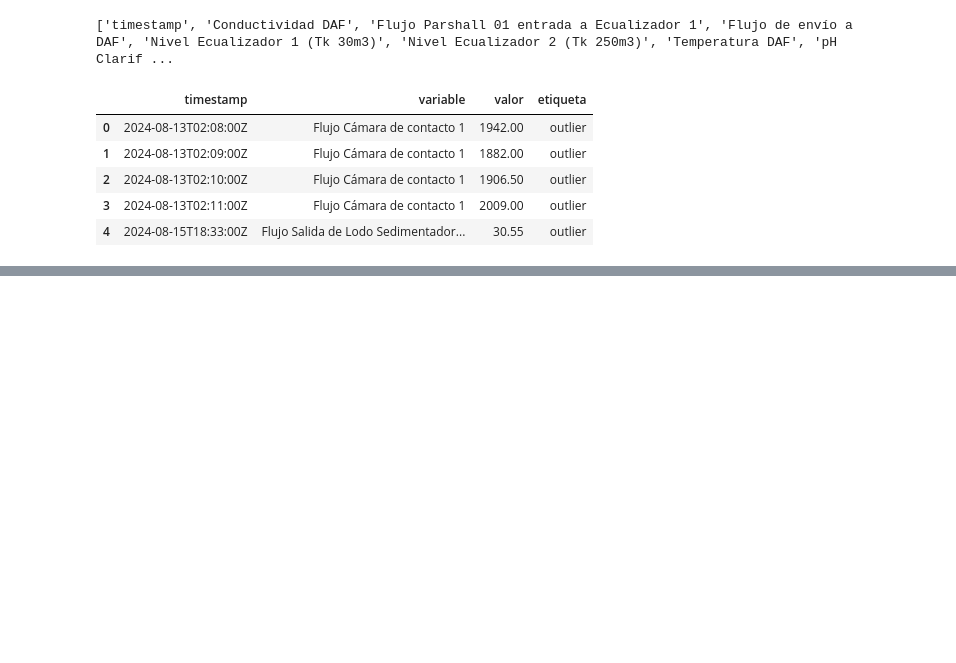
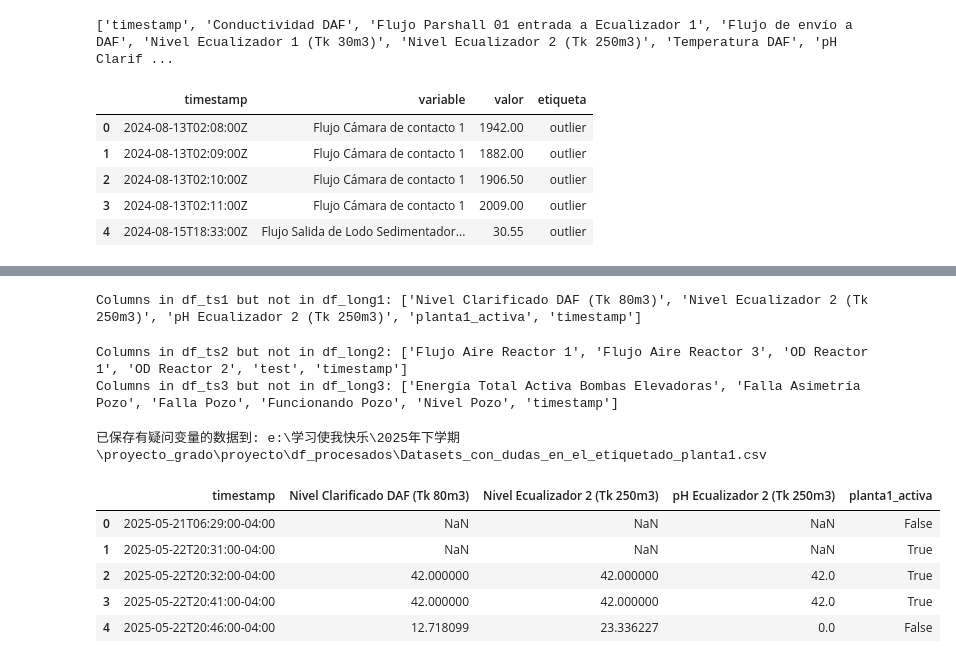
Before and after one commit to fchiapped/Proyecto-Grado, a Jupyter notebook: timeseries-labeler-main/timeseries-labeler-main/时间轴预先处理.ipynb, the cells around one changed output, grey strips where cells are left out. Cells and saved outputs as stored; diff of their text form; code cells hidden in the pictures; blank space fills up the shorter version.

Commit message:
Datasets con dudas

```diff
--- a/timeseries-labeler-main/timeseries-labeler-main/时间轴预先处理.ipynb
+++ b/timeseries-labeler-main/timeseries-labeler-main/时间轴预先处理.ipynb
@@ -422,0 +436,10 @@ df1 manual_etiqueta占比: 0.00%
+# %%
+# 读取long标记文件
+df_long1 = pd.read_csv(r'e:\学习使我快乐\2025年下学期\proyecto_grado\proyecto\df_procesados\planta1_data_etiquetada_long.csv')
+df_long2 = pd.read_csv(r'e:\学习使我快乐\2025年下学期\proyecto_grado\proyecto\df_procesados\planta2_data_etiquetada_long.csv')
+df_long3 = pd.read_csv(r'e:\学习使我快乐\2025年下学期\proyecto_grado\proyecto\df_procesados\planta3_data_etiquetada_long.csv')
+
+# 读取timeseries数据
+df_ts1 = pd.read_csv(r'e:\学习使我快乐\2025年下学期\proyecto_grado\proyecto\df_procesados\df_planta_1_timeseries.csv')
+df_ts2 = pd.read_csv(r'e:\学习使我快乐\2025年下学期\proyecto_grado\proyecto\df_procesados\df_planta_2_timeseries.csv')
+df_ts3 = pd.read_csv(r'e:\学习使我快乐\2025年下学期\proyecto_grado\proyecto\df_procesados\df_planta_3_timeseries.csv')
@@ -422,0 +464,57 @@ df1 manual_etiqueta占比: 0.00%
+# %%
+# df_long1的unique variable清单
+vars_long1 = sorted(df_long1['variable'].unique())
+
+
+# df_ts1的列名清单
+vars_ts1 = sorted(df_ts1.columns)
+
+
+# df_ts1中有但df_long1没有的列
+only_in_ts1 = sorted(list(set(vars_ts1) - set(vars_long1)))
+print('Columns in df_ts1 but not in df_long1:', only_in_ts1)
+# %% [output]
+Columns in df_ts1 but not in df_long1: ['Nivel Clarificado DAF (Tk 80m3)', 'Nivel Ecualizador 2 (Tk 250m3)', 'pH Ecualizador 2 (Tk 250m3)', 'planta1_activa', 'timestamp']
+# %%
+#同样的操作执行给df2和df3
+
+# df_long2的unique variable清单
+vars_long2 = sorted(df_long2['variable'].unique())
+# df_ts2的列名清单
+vars_ts2 = sorted(df_ts2.columns)
+# df_ts2中有但df_long2没有的列
+only_in_ts2 = sorted(list(set(vars_ts2) - set(vars_long2)))
+print('Columns in df_ts2 but not in df_long2:', only_in_ts2)
+
+
+# df_long3的unique variable清单
+vars_long3 = sorted(df_long3['variable'].unique())
+# df_ts3的列名清单
+vars_ts3 = sorted(df_ts3.columns)
+# df_ts3中有但df_long3没有的列
+only_in_ts3 = sorted(list(set(vars_ts3) - set(vars_long3)))
+print('Columns in df_ts3 but not in df_long3:', only_in_ts3)
+# %% [output]
+Columns in df_ts2 but not in df_long2: ['Flujo Aire Reactor 1', 'Flujo Aire Reactor 3', 'OD Reactor 1', 'OD Reactor 2', 'test', 'timestamp']
+Columns in df_ts3 but not in df_long3: ['Energía Total Activa Bombas Elevadoras', 'Falla Asimetría Pozo', 'Falla Pozo', 'Funcionando Pozo', 'Nivel Pozo', 'timestamp']
+# %%
+# 用only_in_ts1筛选df_ts1，保存为新的DataFrame
+cols_with_dudas = only_in_ts1
+# 排除timestamp等非变量列（如有）
+cols_with_dudas = [col for col in cols_with_dudas if col in df_ts1.columns and col != 'timestamp']
+df_dudas = df_ts1[cols_with_dudas].copy()
+# 也可保留timestamp方便追溯
+df_dudas.insert(0, 'timestamp', df_ts1['timestamp'])
+# 保存为新文件
+output_path = r'e:\学习使我快乐\2025年下学期\proyecto_grado\proyecto\df_procesados\Datasets_con_dudas_en_el_etiquetado_planta1.csv'
+df_dudas.to_csv(output_path, index=False)
+print(f"已保存有疑问变量的数据到: {output_path}")
+df_dudas.head()
+# %% [output]
+已保存有疑问变量的数据到: e:\学习使我快乐\2025年下学期\proyecto_grado\proyecto\df_procesados\Datasets_con_dudas_en_el_etiquetado_planta1.csv
+|  | timestamp | Nivel Clarificado DAF (Tk 80m3) | Nivel Ecualizador 2 (Tk 250m3) | pH Ecualizador 2 (Tk 250m3) | planta1_activa |
+| 0 | 2025-05-21T06:29:00-04:00 | NaN | NaN | NaN | False |
+| 1 | 2025-05-22T20:31:00-04:00 | NaN | NaN | NaN | True |
+| 2 | 2025-05-22T20:32:00-04:00 | 42.000000 | 42.000000 | 42.0 | True |
+| 3 | 2025-05-22T20:41:00-04:00 | 42.000000 | 42.000000 | 42.0 | True |
+| 4 | 2025-05-22T20:46:00-04:00 | 12.718099 | 23.336227 | 0.0 | False |
```
Also changed, not shown: parts of 9 cells of this notebook, 3 other files.
